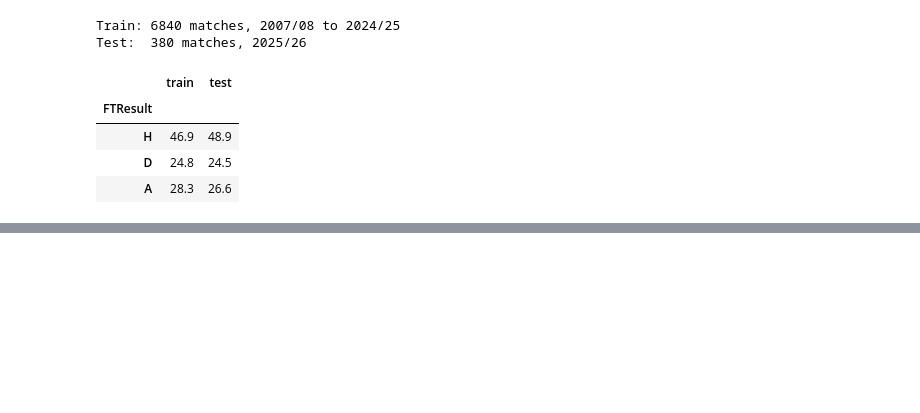
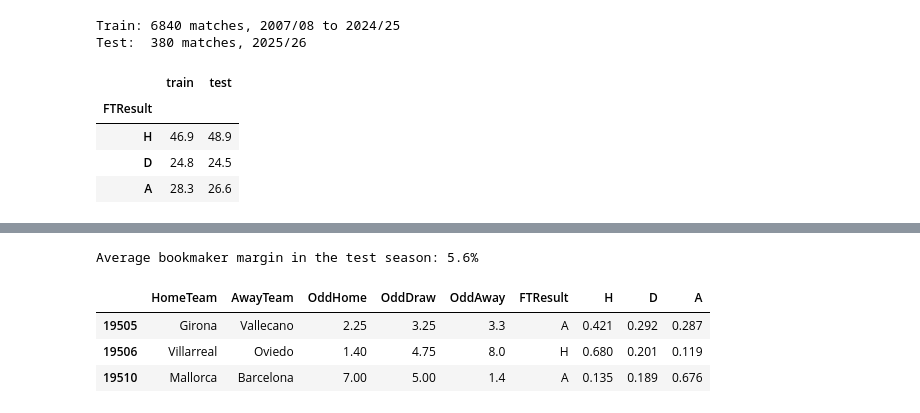
Before and after one commit to idoberk/laliga-match-prediction, a Jupyter notebook: notebooks/laliga_match_prediction.ipynb, the cells around one changed output, grey strips where cells are left out. Drawn from its saved outputs; the diff is of its cells as text; code cells hidden in the pictures; blank space fills up the shorter version.

Commit message:
Add baselines and bookmaker benchmark

```diff
--- a/notebooks/laliga_match_prediction.ipynb
+++ b/notebooks/laliga_match_prediction.ipynb
@@ -1432,0 +1454,18 @@ Test:  380 matches, 2025/26
+# %%
+# 1 / odds gives the implied chance of each result. Their sum is above 100%:
+# The excess is the bookmaker's margin, which bookmaker_probabilities removes
+implied_total = (1 / test_matches[list(ODDS_COLUMNS.values())]).sum(axis=1)
+
+print(f"Average bookmaker margin in the test season: {implied_total.mean() - 1:.1%}")
+
+bookmaker_test = bookmaker_probabilities(test_matches)
+
+test_matches[["HomeTeam", "AwayTeam", *ODDS_COLUMNS.values(), "FTResult"]].join(
+    bookmaker_test.round(3)
+).head(3)
+# %% [output]
+Average bookmaker margin in the test season: 5.6%
+|  | HomeTeam | AwayTeam | OddHome | OddDraw | OddAway | FTResult | H | D | A |
+| 19505 | Girona | Vallecano | 2.25 | 3.25 | 3.3 | A | 0.421 | 0.292 | 0.287 |
+| 19506 | Villarreal | Oviedo | 1.40 | 4.75 | 8.0 | H | 0.680 | 0.201 | 0.119 |
+| 19510 | Mallorca | Barcelona | 7.00 | 5.00 | 1.4 | A | 0.135 | 0.189 | 0.676 |
```
Also changed, not shown: parts of 5 cells of this notebook, 2 other files.
